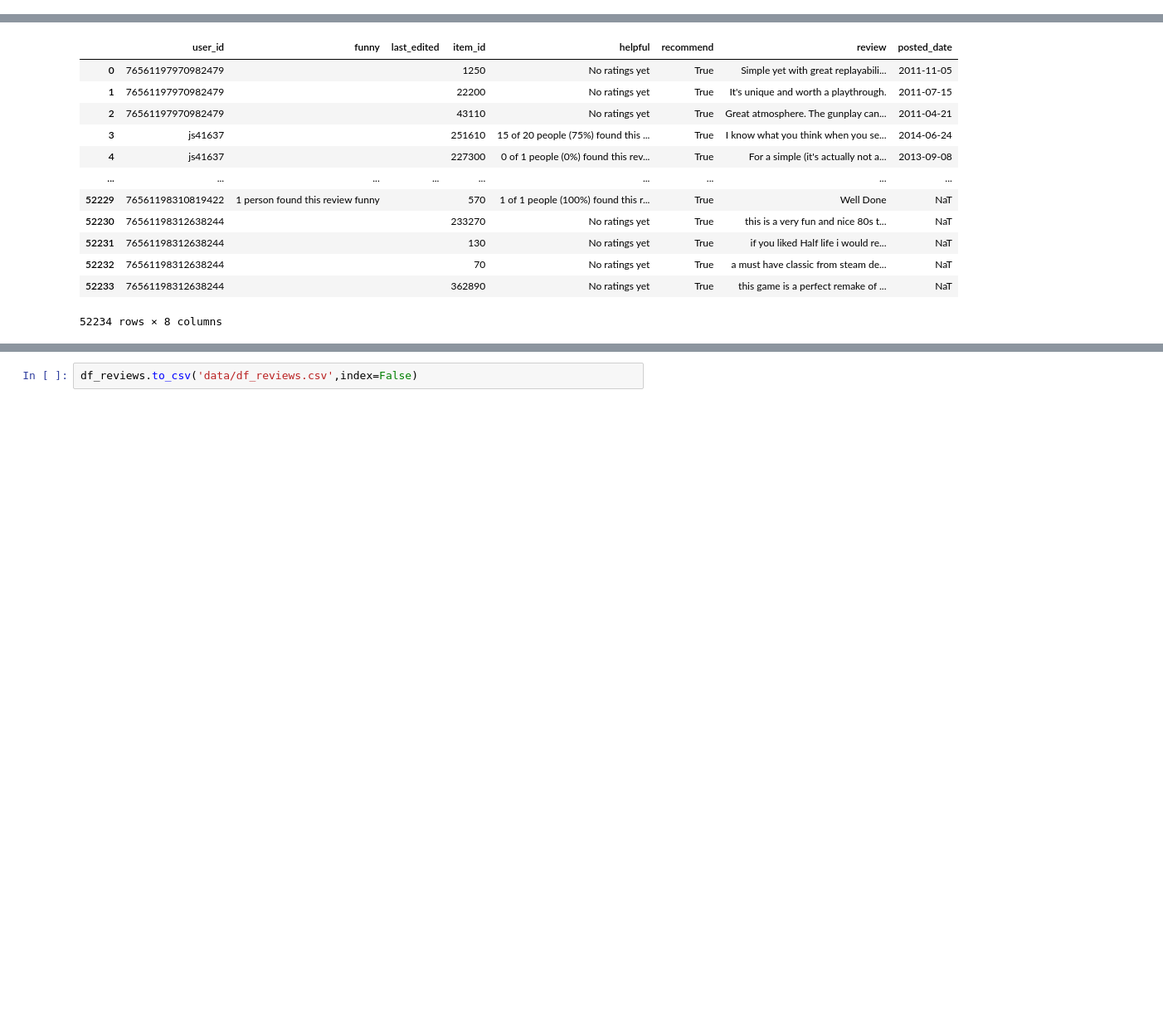
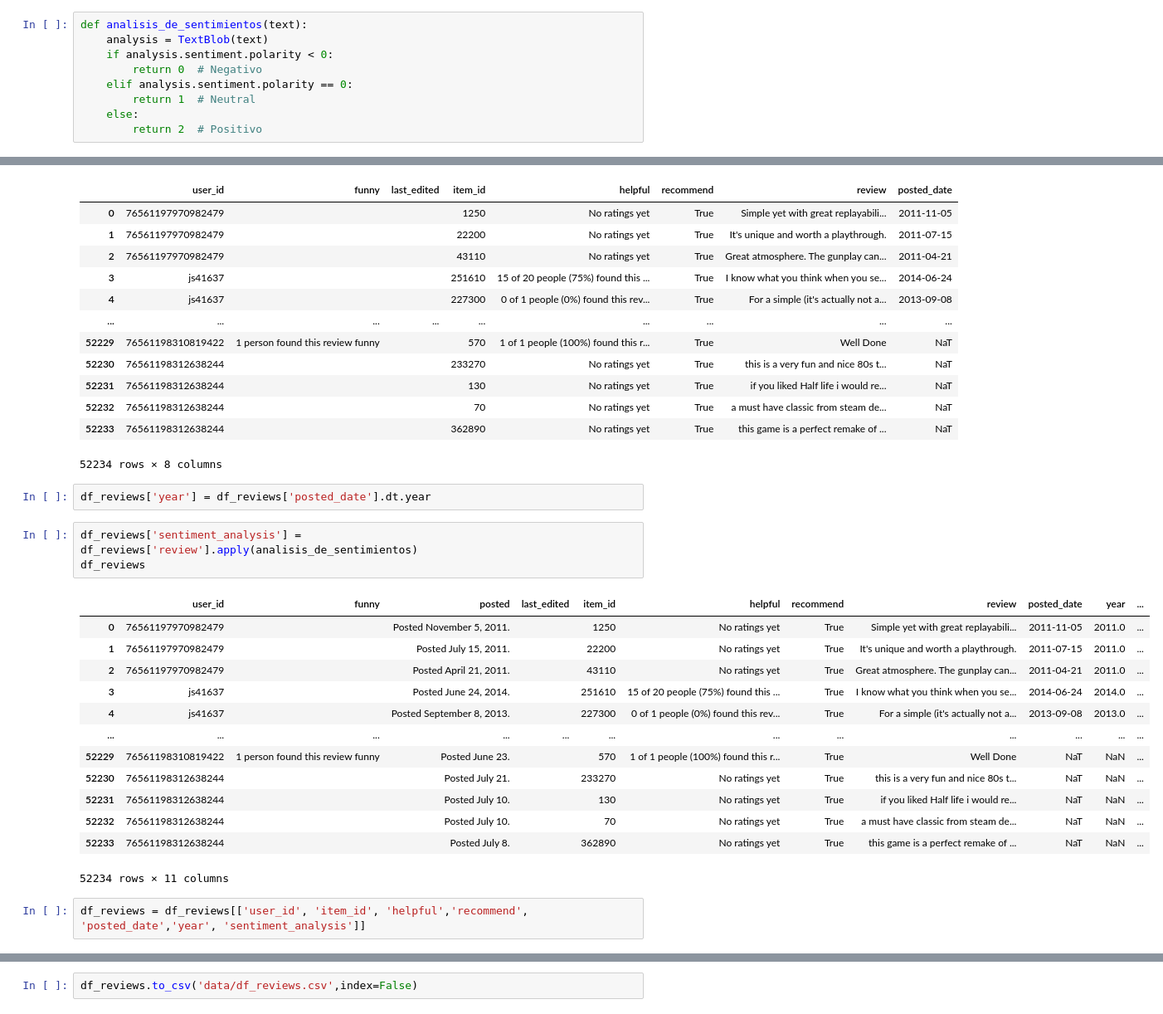
Before and after one commit to rominaEsc/MLOps_steam_games, a Jupyter notebook: 2_tablas_principales.ipynb, the cells around one changed output, grey strips where cells are left out. Shown: that part at 83% size. Saved outputs shown, nothing was run; the diff lists cells and outputs as text; blank space fills up the shorter version.

```diff
--- a/2_tablas_principales.ipynb
+++ b/2_tablas_principales.ipynb
@@ -95,6 +96,15 @@ def play_4ever_x_genre(genre):
     cant = df.playtime_forever.sum()
 
     return cant
+# %%
+def analisis_de_sentimientos(text):
+    analysis = TextBlob(text)
+    if analysis.sentiment.polarity < 0:
+        return 0  # Negativo
+    elif analysis.sentiment.polarity == 0:
+        return 1  # Neutral
+    else:
+        return 2  # Positivo
 # %% [markdown]
 ----
 # %% [markdown]
@@ -859,3 +869,24 @@ df_reviews.drop(columns='posted')
 | 52232 | 76561198312638244 |  |  | 70 | No ratings yet | True | a must have classic from steam de... | NaT |
 | 52233 | 76561198312638244 |  |  | 362890 | No ratings yet | True | this game is a perfect remake of ... | NaT |
 52234 rows × 8 columns
+# %%
+df_reviews['year'] = df_reviews['posted_date'].dt.year
+# %%
+df_reviews['sentiment_analysis'] = df_reviews['review'].apply(analisis_de_sentimientos)
+df_reviews
+# %% [output]
+|  | user_id | funny | posted | last_edited | item_id | helpful | recommend | review | posted_date | year | ... |
+| 0 | 76561197970982479 |  | Posted November 5, 2011. |  | 1250 | No ratings yet | True | Simple yet with great replayabili... | 2011-11-05 | 2011.0 | ... |
+| 1 | 76561197970982479 |  | Posted July 15, 2011. |  | 22200 | No ratings yet | True | It's unique and worth a playthrough. | 2011-07-15 | 2011.0 | ... |
+| 2 | 76561197970982479 |  | Posted April 21, 2011. |  | 43110 | No ratings yet | True | Great atmosphere. The gunplay can... | 2011-04-21 | 2011.0 | ... |
+| 3 | js41637 |  | Posted June 24, 2014. |  | 251610 | 15 of 20 people (75%) found this ... | True | I know what you think when you se... | 2014-06-24 | 2014.0 | ... |
+| 4 | js41637 |  | Posted September 8, 2013. |  | 227300 | 0 of 1 people (0%) found this rev... | True | For a simple (it's actually not a... | 2013-09-08 | 2013.0 | ... |
+| ... | ... | ... | ... | ... | ... | ... | ... | ... | ... | ... | ... |
+| 52229 | 76561198310819422 | 1 person found this review funny | Posted June 23. |  | 570 | 1 of 1 people (100%) found this r... | True | Well Done | NaT | NaN | ... |
+| 52230 | 76561198312638244 |  | Posted July 21. |  | 233270 | No ratings yet | True | this is a very fun and nice 80s t... | NaT | NaN | ... |
+| 52231 | 76561198312638244 |  | Posted July 10. |  | 130 | No ratings yet | True | if you liked Half life i would re... | NaT | NaN | ... |
+| 52232 | 76561198312638244 |  | Posted July 10. |  | 70 | No ratings yet | True | a must have classic from steam de... | NaT | NaN | ... |
+| 52233 | 76561198312638244 |  | Posted July 8. |  | 362890 | No ratings yet | True | this game is a perfect remake of ... | NaT | NaN | ... |
+52234 rows × 11 columns
+# %%
+df_reviews = df_reviews[['user_id', 'item_id', 'helpful','recommend', 'posted_date','year', 'sentiment_analysis']]
```
Also changed, not shown: parts of 4 cells of this notebook, 6 other files.
